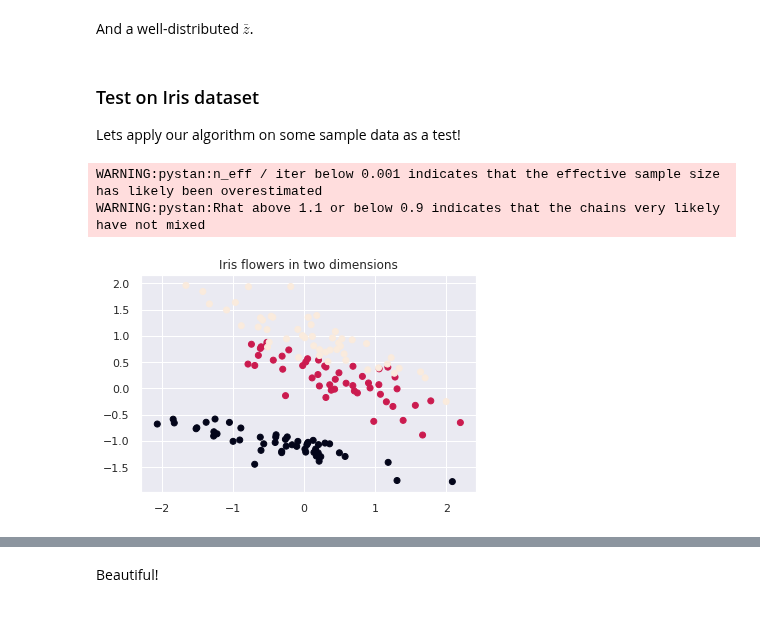
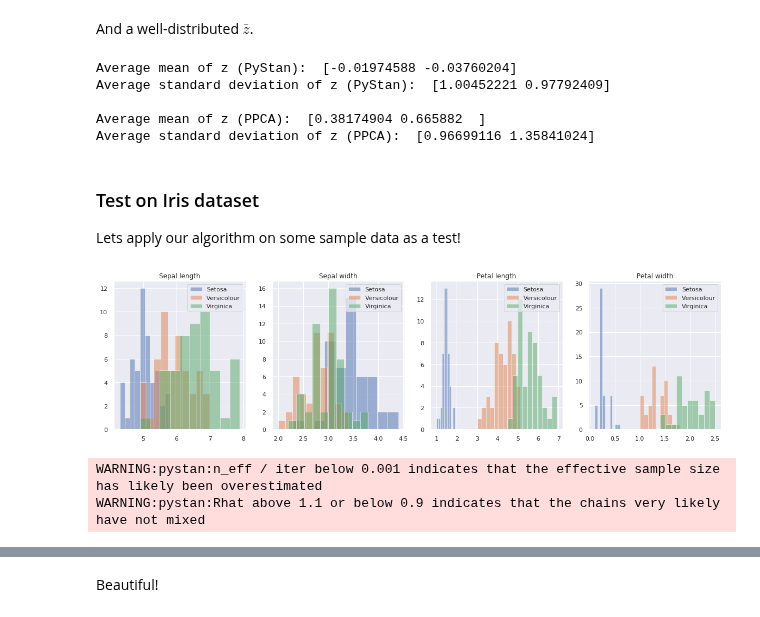
Before and after one commit to tobias-beers/RNA_visualization, a Jupyter notebook: Code/PyStan/PPCA-part2.ipynb, the cells around one changed output, grey strips where cells are left out. Drawn from its saved outputs; the diff is of its cells as text; code cells hidden in the pictures.

```diff
--- a/Code/PyStan/PPCA-part2.ipynb
+++ b/Code/PyStan/PPCA-part2.ipynb
@@ -497,11 +521,17 @@ print('PPCA WW^T:\n', np.matmul(W_ppca,W_ppca.T))
 # %% [markdown]
 And a well-distributed $\bar{z}$.
 # %%
-print('Average mean of z (PyStan): ',np.mean(np.mean(fitreturn['z'][best_ind], axis=2), axis=0))
-print('Average standard deviation of z (PyStan): ',np.mean(np.std(fitreturn['z'][best_ind], axis=2), axis=0))
+print('Average mean of z (PyStan): ',np.mean(fitreturn['z'][best_ind], axis=1))
+print('Average standard deviation of z (PyStan): ',np.std(fitreturn['z'][best_ind], axis=1))
 print()
 print('Average mean of z (PPCA): ',np.mean(z_ppca, axis=1))
 print('Average standard deviation of z (PPCA): ',np.std(z_ppca, axis=1))
+# %% [output]
+Average mean of z (PyStan):  [-0.01974588 -0.03760204]
+Average standard deviation of z (PyStan):  [1.00452221 0.97792409]
+
+Average mean of z (PPCA):  [0.38174904 0.665882  ]
+Average standard deviation of z (PPCA):  [0.96699116 1.35841024]
 # %% [markdown]
 ### Test on Iris dataset
 Lets apply our algorithm on some sample data as a test!
@@ -510,6 +541,18 @@ from sklearn import datasets
 iris = datasets.load_iris()
 iris_x = iris.data
 iris_y = iris.target
+# %%
+fig = plt.figure(figsize=(20,5))
+
+for j in range(4):
+    ax = fig.add_subplot(1,4,j+1)
+    for i in range(3):
+        ax.hist(iris_x[:,j][iris_y==i], alpha=0.5, label=['Setosa','Versicolour','Virginica'][i])
+    plt.legend()
+    ax.set_title(['Sepal length','Sepal width','Petal length','Petal width'][j])
+plt.show()
+# %% [output]
+[figure, added]
 # %%
 iris_dat = {'N': 150, 'D':4, 'M':2, 'x':np.array(iris_x)}
 
@@ -521,9 +565,3 @@ latent_data = iris_fitreturn['z'][best_ind]
 # %% [output]
 WARNING:pystan:n_eff / iter below 0.001 indicates that the effective sample size has likely been overestimated
 WARNING:pystan:Rhat above 1.1 or below 0.9 indicates that the chains very likely have not mixed
-# %%
-plt.scatter(latent_data[0,:], latent_data[1,:], c=iris_y)
-plt.title('Iris flowers in two dimensions')
-plt.show()
-# %% [output]
-[figure, removed]
```
Also changed, not shown: parts of 6 cells of this notebook, 1 other file.
